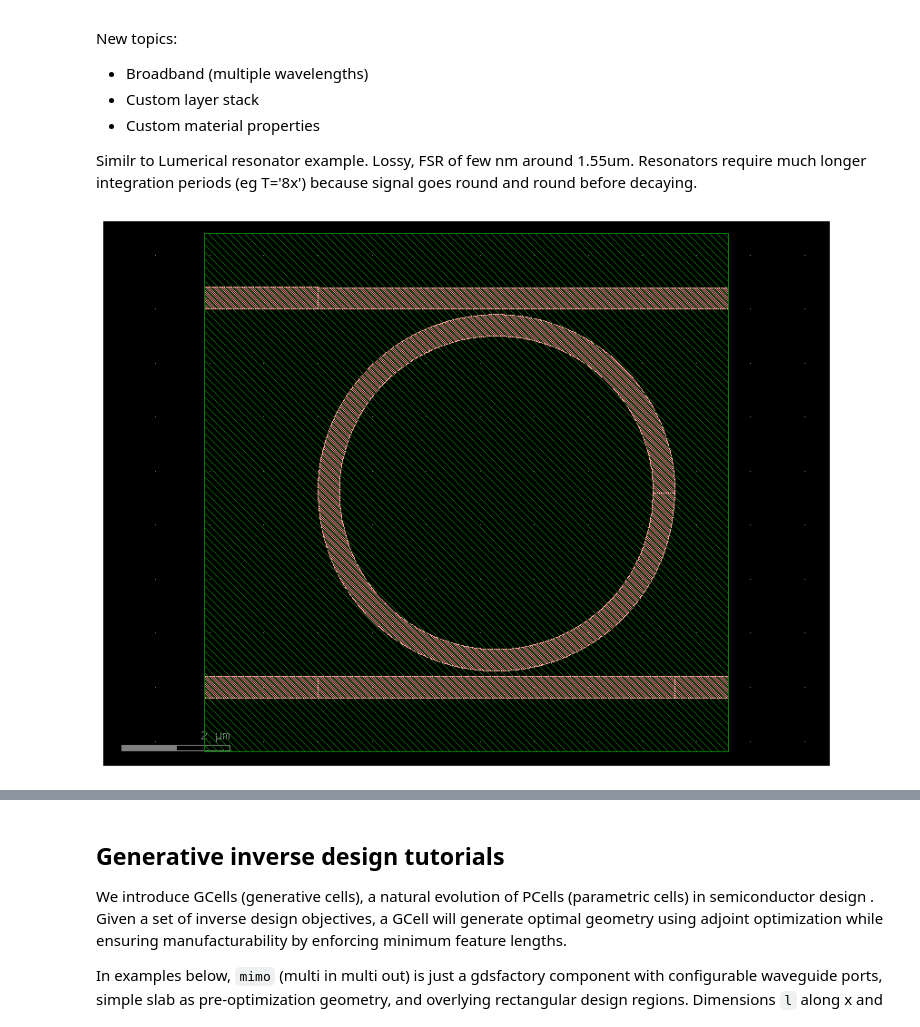
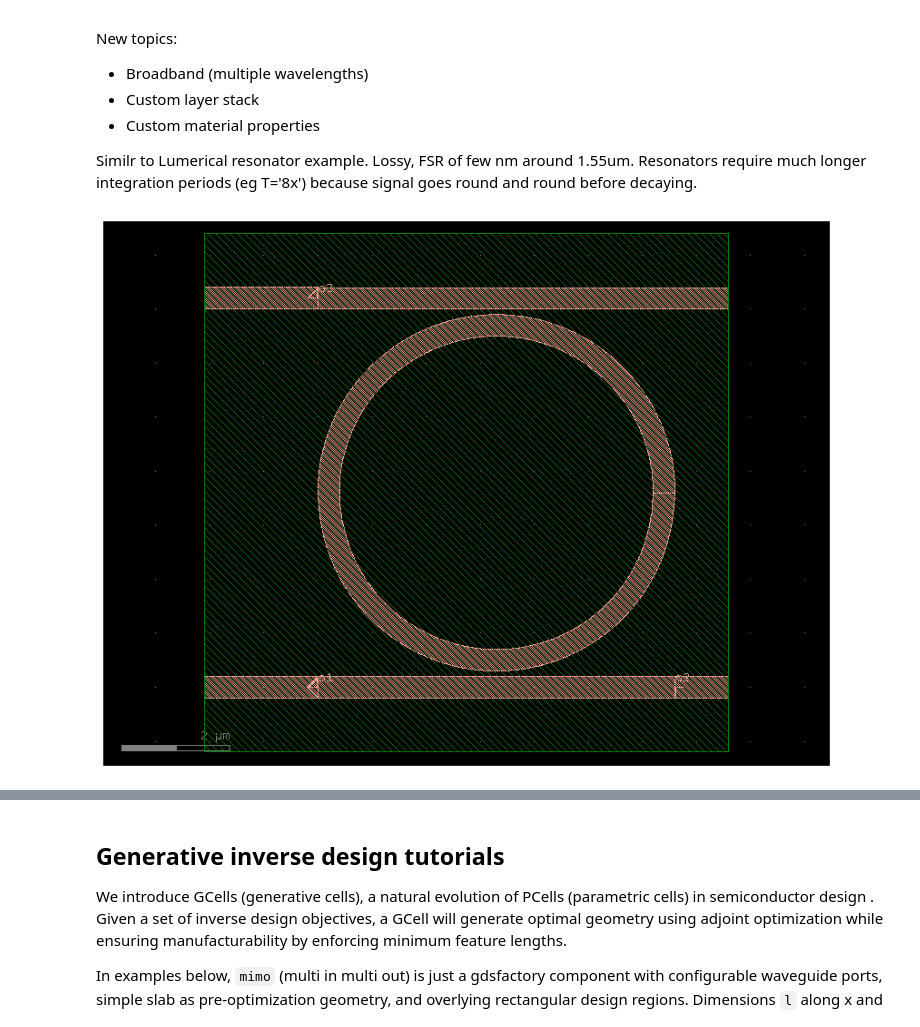
Before and after one commit to paulxshen/Luminescent.jl, a Jupyter notebook: Luminescent_AI_docs.ipynb, the cells around one changed output, grey strips where cells are left out. Saved outputs shown, nothing was run; the diff lists cells and outputs as text; code cells hidden in the pictures.

```diff
--- a/Luminescent_AI_docs.ipynb
+++ b/Luminescent_AI_docs.ipynb
@@ -172,6 +155,7 @@ import gdsfactory as gf
 import numpy as np
 import os
 
+path = os.path.join("runs", "ring")
 radius = 3.1
 width = 0.4
 gap = .1
@@ -189,34 +173,38 @@ dut.move((radius+width/2, width+gap+radius))
 wg2.movey(2*(width+gap+radius))
 ext1.connect("o2", wg1.ports["o1"])
 ext2.connect("o1", wg1.ports["o2"])
 ext3.connect("o2", wg2.ports["o1"])
 
 c.add_port("o1", port=wg1.ports["o1"])
 c.add_port("o2", port=wg1.ports["o2"])
 c.add_port("o3", port=wg2.ports["o1"])
 
 c << gf.components.bbox(component=c, layer=lumi.BBOX, top=1, bottom=1)
+c.draw_ports()
 c.plot()
 
 # custom layer stack
 layers = {
     "core": LayerLevel(
         layer=LogicalLayer(layer=(1, 0)),
         thickness=0.18,
         zmin=0.0,
         material="Si",
         mesh_order=2,
     ),
 }
 
 SOI180 = LayerStack(layers=layers)
 SOI180.layers['default'] = {
     'material': 'SiO2'
 }
 
 # custom materials
+materials={
+    'Si':{'epsilon':3.48**2}
+}
 # %% [output]
-[figure, old version]
+[figure, new version]
 # %%
 keys = ["2,1","3,1"]
 nres = 6
```
Also changed, not shown: parts of 19 cells of this notebook.
